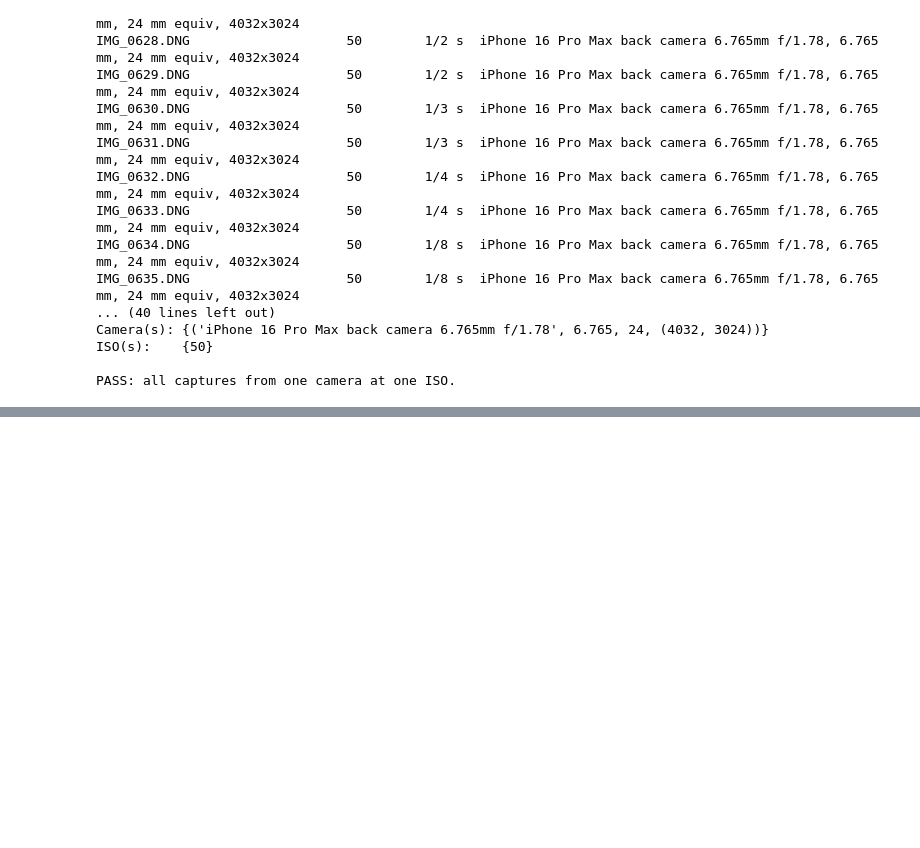
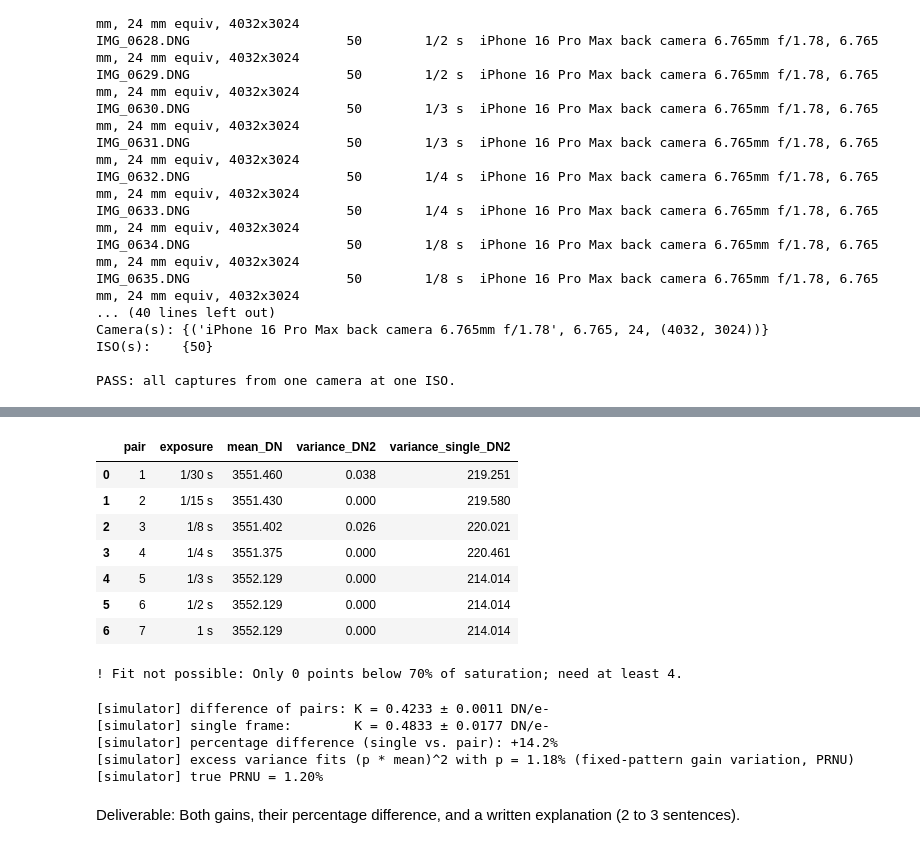
Before and after one commit to Jon-Knapp/EE513, a Jupyter notebook: Project 1/Noise and Linear Light.ipynb, the cells around one changed output, grey strips where cells are left out. Cells and saved outputs as stored; diff of their text form; code cells hidden in the pictures; blank space fills up the shorter version.

```diff
--- a/Project 1/Noise and Linear Light.ipynb
+++ b/Project 1/Noise and Linear Light.ipynb
@@ -388,0 +733,80 @@ PASS: all captures from one camera at one ISO.
+# %%
+single_var = []
+for row in ptc_df.itertuples():
+    fa, fb = row.frames.split(", ")
+    a, black, _ = green_plane(WHITE_DIR / fa)
+    b, _, _ = green_plane(WHITE_DIR / fb)
+    # Variance of one frame on its own; averaging the two frames' single-frame
+    # variances reduces scatter but keeps the fixed pattern in.
+    single_var.append(0.5 * (np.var(center_patch(a), ddof=1) + np.var(center_patch(b), ddof=1)))
+
+ptc_df["variance_single_DN2"] = single_var
+ptc_df[["pair", "exposure", "mean_DN", "variance_DN2", "variance_single_DN2"]].round(3)
+# %% [output]
+|  | pair | exposure | mean_DN | variance_DN2 | variance_single_DN2 |
+| 0 | 1 | 1/30 s | 3551.460 | 0.038 | 219.251 |
+| 1 | 2 | 1/15 s | 3551.430 | 0.000 | 219.580 |
+| 2 | 3 | 1/8 s | 3551.402 | 0.026 | 220.021 |
+| 3 | 4 | 1/4 s | 3551.375 | 0.000 | 220.461 |
+| 4 | 5 | 1/3 s | 3552.129 | 0.000 | 214.014 |
+| 5 | 6 | 1/2 s | 3552.129 | 0.000 | 214.014 |
+| 6 | 7 | 1 s | 3552.129 | 0.000 | 214.014 |
+# %%
+def compare_fits(mean, var_pair, var_single, full_scale, label=""):
+    fp = fit_ptc(mean, var_pair, full_scale)
+    fs = fit_ptc(mean, var_single, full_scale)
+    pct_diff = 100 * (fs["K"] - fp["K"]) / fp["K"]
+
+    # The excess single-frame variance should grow as (PRNU * mean)^2 if it is
+    # fixed-pattern gain variation: fit excess = p^2 * mean^2 + const.
+    u = fp["used"]
+    m = np.asarray(mean)[u]
+    excess = np.asarray(var_single)[u] - np.asarray(var_pair)[u]
+    coef, *_ = np.linalg.lstsq(np.c_[m**2, np.ones_like(m)], excess, rcond=None)
+    prnu = np.sqrt(coef[0]) if coef[0] > 0 else np.nan
+
+    print(f"{label}difference of pairs: K = {fp['K']:.4f} ± {fp['sig_K']:.4f} DN/e-")
+    print(f"{label}single frame:        K = {fs['K']:.4f} ± {fs['sig_K']:.4f} DN/e-")
+    print(f"{label}percentage difference (single vs. pair): {pct_diff:+.1f}%")
+    print(f"{label}excess variance fits (p * mean)^2 with p = {100 * prnu:.2f}% "
+          f"(fixed-pattern gain variation, PRNU)")
+    return fp, fs, pct_diff, prnu
+
+
+try:
+    fit_pair, fit_single, pct_diff, prnu_est = compare_fits(
+        ptc_df.mean_DN, ptc_df.variance_DN2, ptc_df.variance_single_DN2, FULL_SCALE)
+except ValueError as err:
+    fit_pair = fit_single = None
+    print(f"! Fit not possible: {err}")
+
+if fit_single is not None:
+    x = ptc_df.mean_DN.to_numpy()
+    u = fit_pair["used"]
+    xs = np.linspace(0, x[u].max() * 1.05, 100)
+    fig, ax = plt.subplots(figsize=(7, 4))
+    ax.plot(x[u], ptc_df.variance_DN2[u], "o", color="tab:blue", label="difference of pairs")
+    ax.plot(x[u], ptc_df.variance_single_DN2[u], "s", color="tab:red", label="single frame")
+    ax.plot(xs, fit_pair["K"] * xs + fit_pair["intercept"], "-", color="tab:blue",
+            label=f"K = {fit_pair['K']:.4f} DN/e$^-$")
+    ax.plot(xs, fit_single["K"] * xs + fit_single["intercept"], "-", color="tab:red",
+            label=f"K = {fit_single['K']:.4f} DN/e$^-$ ({pct_diff:+.1f}%)")
+    ax.set_xlabel("mean above black (DN)"); ax.set_ylabel("variance (DN$^2$)")
+    ax.set_title("Single-frame variance includes the fixed pattern")
+    ax.legend(fontsize=8.5)
+    fig.tight_layout(); fig.savefig("hw3_item7_single_vs_pair.png", dpi=150); plt.show()
+# %% [output]
+! Fit not possible: Only 0 points below 70% of saturation; need at least 4.
+# %%
+sim_single = [0.5 * (np.var(a, ddof=1) + np.var(b, ddof=1)) for a, b in sim_pairs]
+_ = compare_fits(sim_stats[:, 0], sim_stats[:, 1], sim_single,
+                 psu.WHITE_LEVEL - psu.BLACK_LEVEL, label="[simulator] ")
+print(f"[simulator] true PRNU = {100 * SIM_PRNU:.2f}%")
+# %% [output]
+[simulator] difference of pairs: K = 0.4233 ± 0.0011 DN/e-
+[simulator] single frame:        K = 0.4833 ± 0.0177 DN/e-
+[simulator] percentage difference (single vs. pair): +14.2%
+[simulator] excess variance fits (p * mean)^2 with p = 1.18% (fixed-pattern gain variation, PRNU)
+[simulator] true PRNU = 1.20%
+# %% [markdown]
+Deliverable: Both gains, their percentage difference, and a written explanation (2 to 3 sentences).
```
Also changed, not shown: parts of 41 cells of this notebook, 6 other files.
